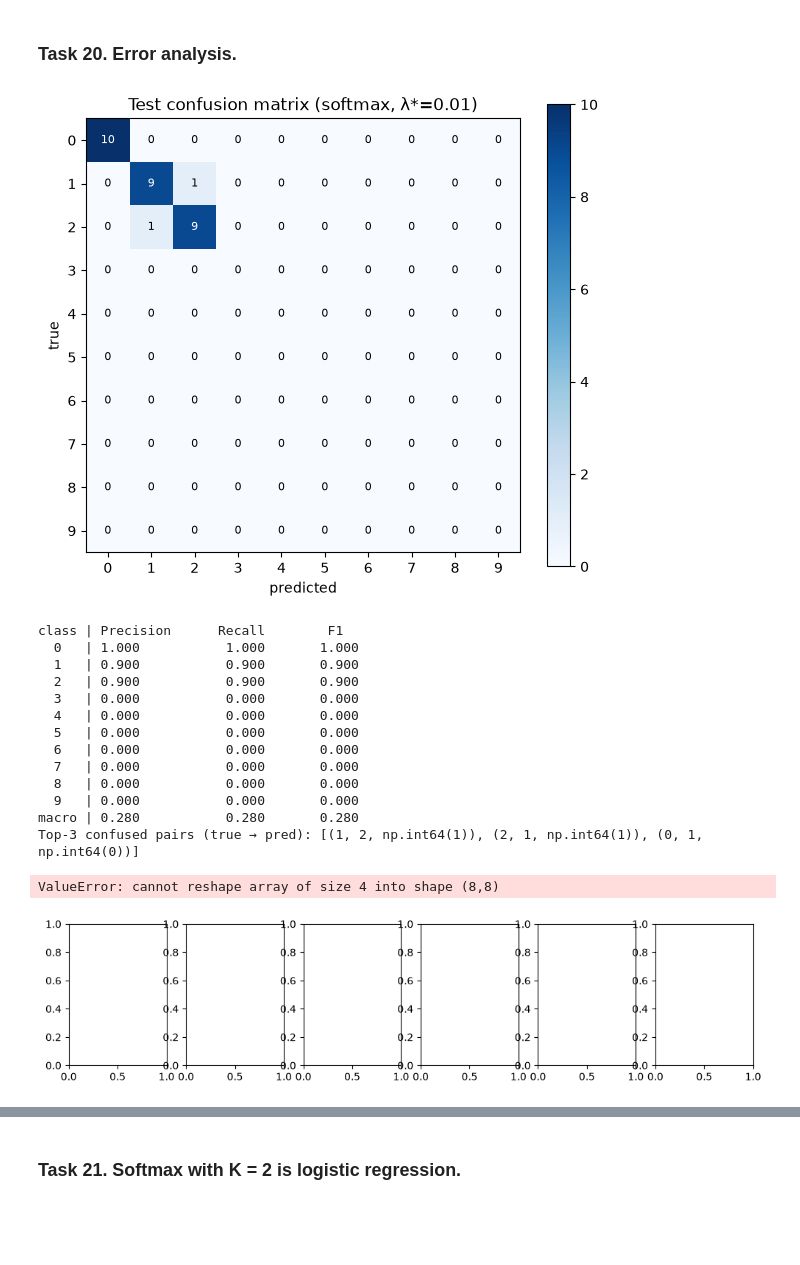
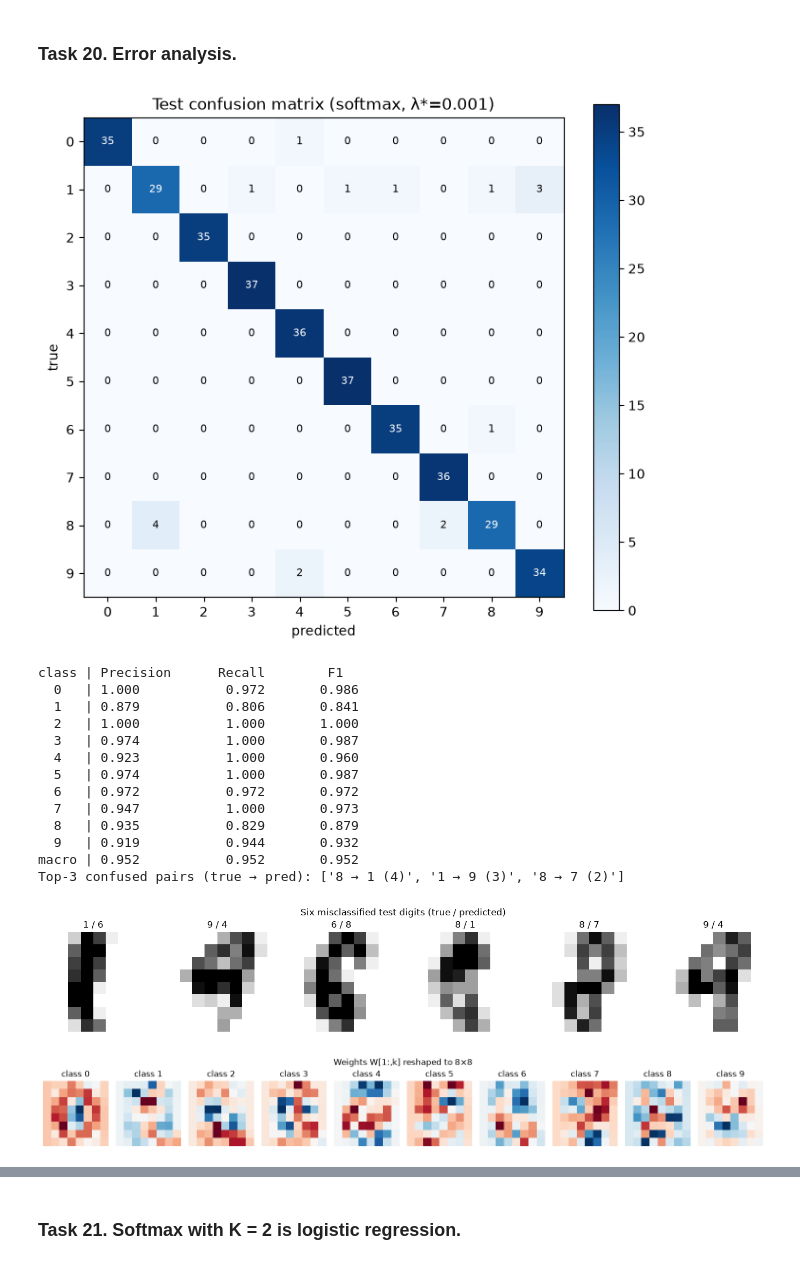
Before and after one commit to RodinaMohamed04/linear-models-and-svm, a Jupyter notebook: lab2.ipynb, the cells around one changed output, grey strips where cells are left out. Cells and saved outputs as stored; diff of their text form; code cells hidden in the pictures; blank space fills up the shorter version.

Commit message:
:wqupdated tasks 18 w 19 w 20 mngher errors insha'allah
:wq#

```diff
--- a/lab2.ipynb
+++ b/lab2.ipynb
@@ -2832,64 +2920,72 @@ def confusion_matrix(y_true, y_pred , K):
     return cm
 # %%
 K = 10
-pred_te = softmax(X_test @ W_soft).argmax(1)
-C_te = confusion_matrix(y_test, pred_te, K)
+pred_te = softmax(X_test_digits @ W_soft).argmax(1)
+C_te = confusion_matrix(y_test_digits, pred_te, K)
 
 # confusion matrix heat map
 fig, ax = plt.subplots(figsize=(7, 6))
 im = ax.imshow(C_te, cmap="Blues")
 ax.set(xlabel="predicted", ylabel="true",
        title=f"Test confusion matrix (softmax, λ*={lam_star})")
 ax.set_xticks(range(K)); ax.set_yticks(range(K))
 for i in range(K):
     for j in range(K):
         ax.text(j, i, C_te[i, j], ha="center", va="center",
                 color="white" if C_te[i, j] > C_te.max() / 2 else "black", fontsize=8)
-plt.colorbar(im); plt.show()
+plt.colorbar(im)
+plt.tight_layout()
+plt.show()
 
 # per-class precision / recall / F1
 m = classification_metrics(C_te)
 print("class | Precision      Recall        F1")
 for k in range(K):
     print(f"  {k}   | {m['precision'][k]:.3f}           {m['recall'][k]:.3f}       {m['f1_score'][k]:.3f}")
 print(f"macro | {m['macros_precision']:.3f}           {m['macros_recall']:.3f}       {m['macros_f1_score']:.3f}")
 
 # three most confused (true → pred) pairs
-pairs = [(i, j, C_te[i, j]) for i in range(K) for j in range(K) if i != j]
+pairs = [(i, j, int(C_te[i, j])) for i in range(K) for j in range(K) if i != j]
 pairs.sort(key=lambda t: -t[2])
-print("Top-3 confused pairs (true → pred):", pairs[:3])
+print("Top-3 confused pairs (true → pred):",
+      [f"{i} → {j} ({cnt})" for i, j, cnt in pairs[:3]])
 
 # six misclassified test digits
-wrong = np.where(pred_te != y_test)[0][:6]
-fig, axes = plt.subplots(1, 6, figsize=(12, 2.5))
+wrong = np.where(pred_te != y_test_digits)[0][:6]
+
+fig, axes = plt.subplots(1, 6, figsize=(14, 2.5))
 for ax, i in zip(axes, wrong):
-    ax.imshow(X_test[i, 1:].reshape(8, 8), cmap="gray_r")
-    ax.set_title(f"{y_test[i]}→{pred_te[i]}"); ax.axis("off")
-plt.suptitle("Six misclassified test digits (true → predicted)")
-plt.tight_layout();
+    ax.imshow(digits_split["X_test"][i].reshape(8, 8), cmap="gray_r")
+    ax.set_title(f"{y_test_digits[i]} / {pred_te[i]}")
+    ax.axis("off")
+
+plt.suptitle("Six misclassified test digits (true / predicted)")
+plt.tight_layout()
 plt.show()
 
 # ten weight images
 fig, axes = plt.subplots(1, K, figsize=(15, 2))
 for k in range(K):
     axes[k].imshow(W_soft[1:, k].reshape(8, 8), cmap="RdBu_r")
-    axes[k].set_title(f"class {k}"); axes[k].axis("off")
+    axes[k].set_title(f"class {k}")
+    axes[k].axis("off")
 plt.suptitle("Weights W[1:,k] reshaped to 8×8")
-plt.tight_layout(); plt.show()
+plt.tight_layout()
+plt.show()
 # %% [output]
-[figure, old version]
+[figure, new version]
 class | Precision      Recall        F1
-  0   | 1.000           1.000       1.000
-  1   | 0.900           0.900       0.900
-  2   | 0.900           0.900       0.900
-  3   | 0.000           0.000       0.000
-  4   | 0.000           0.000       0.000
-  5   | 0.000           0.000       0.000
-  6   | 0.000           0.000       0.000
-  7   | 0.000           0.000       0.000
-  8   | 0.000           0.000       0.000
-  9   | 0.000           0.000       0.000
-macro | 0.280           0.280       0.280
-Top-3 confused pairs (true → pred): [(1, 2, np.int64(1)), (2, 1, np.int64(1)), (0, 1, np.int64(0))]
+  0   | 1.000           0.972       0.986
+  1   | 0.879           0.806       0.841
+  2   | 1.000           1.000       1.000
+  3   | 0.974           1.000       0.987
+  4   | 0.923           1.000       0.960
+  5   | 0.974           1.000       0.987
+  6   | 0.972           0.972       0.972
+  7   | 0.947           1.000       0.973
+  8   | 0.935           0.829       0.879
+  9   | 0.919           0.944       0.932
+macro | 0.952           0.952       0.952
+Top-3 confused pairs (true → pred): ['8 → 1 (4)', '1 → 9 (3)', '8 → 7 (2)']
-ValueError: cannot reshape array of size 4 into shape (8,8)
-[figure, old version]
+[figure, new version]
+[figure, added]
```
Also changed, not shown: parts of 8 cells of this notebook.
